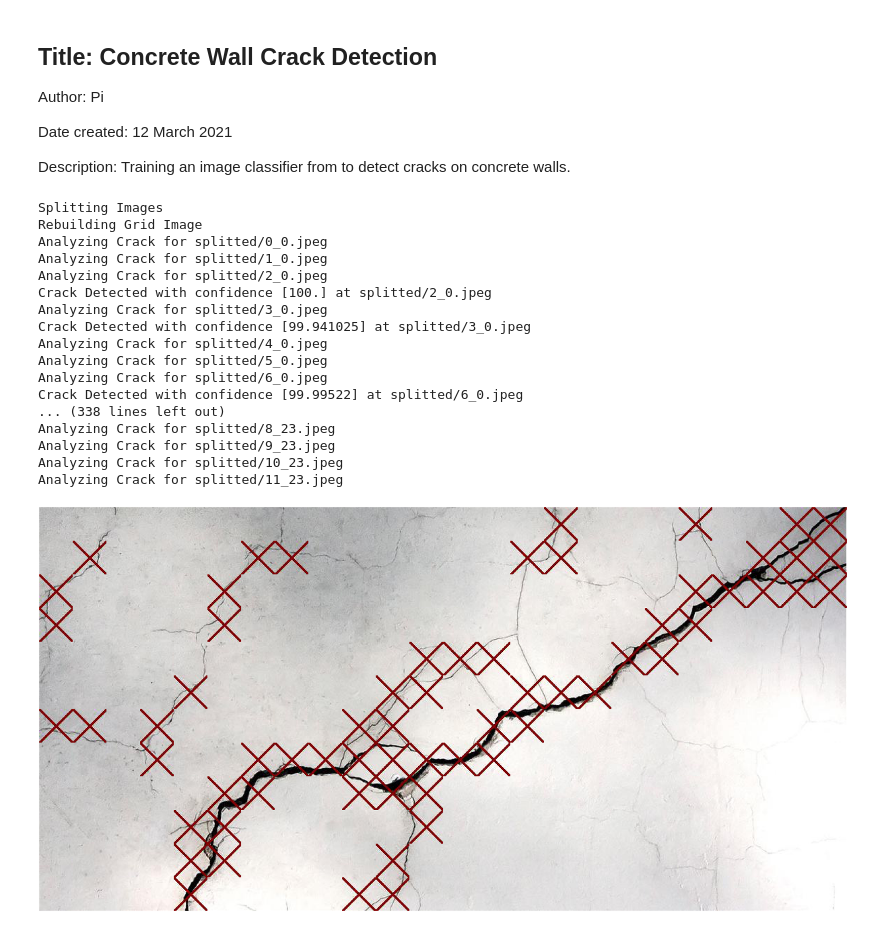
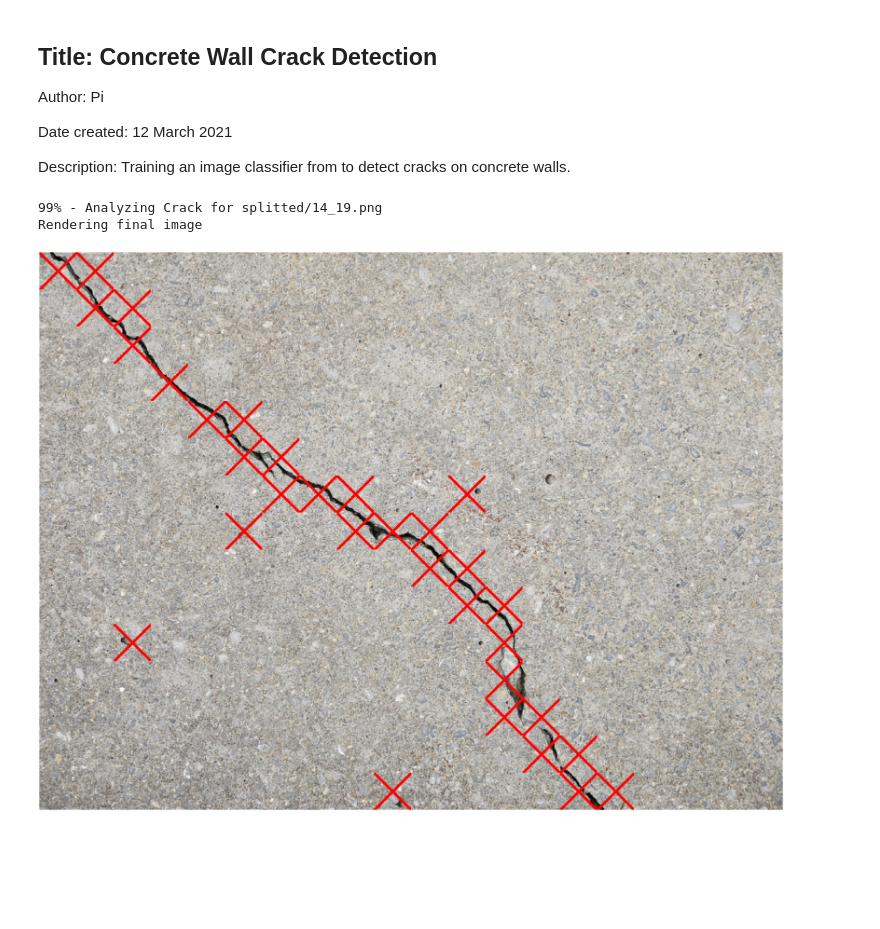
Before and after one commit to SMART-NYUAD/Concrete-Wall-Crack-Detection, a Jupyter notebook: Concrete Wall Crack Detection.ipynb, the cells around one changed output. Drawn from its saved outputs; the diff is of its cells as text; code cells hidden in the pictures; blank space fills up the shorter version.

Commit message:
Adjusted for all image types

```diff
--- a/Concrete Wall Crack Detection.ipynb
+++ b/Concrete Wall Crack Detection.ipynb
@@ -177,7 +177,8 @@ print("Saved model to disk")
 # Code from here to bottom is reusable
 
 
-from PIL import Image, ImageDraw
+from PIL import Image, ImageDraw,ImageColor
+from IPython.display import clear_output
 
 from itertools import product
 import os
@@ -197,7 +198,7 @@ model = keras.models.load_model('wallcrackdetection.h5')
 # -----------------------------------------------------------
 
 
-filename_to_analyze = "download2.jpeg"
+filename_to_analyze = "test.png"
 tile_resolution = 50
 marker_width = 5
 confidence_interval= 90
@@ -282,7 +283,9 @@ while i < row:
         current_filename = images_dir + '/' + str(j) + '_' +str(i)+ext
 
         # analyze all the images in the splitted arrays
-        print("Analyzing Crack for "+current_filename)
+        clear_output(wait=True)
+        percent = (current_file_number / (row*column))*100
+        print(str(int(percent))+"% - Analyzing Crack for "+current_filename)
         image_size = (180, 180)
         img = keras.preprocessing.image.load_img(
             current_filename, target_size=image_size
@@ -296,56 +299,39 @@ while i < row:
         smooth_score = 100 * (1 - score)
         crack_score = 100 * score
 
         # print("This wall is %.2f percent smooth and %.2f percent cracked."% (smooth_score,crack_score))
 
         if(crack_score >= confidence_interval):
-            print("Crack Detected with confidence "+str(crack_score)+" at "+ current_filename)
+            #print("Crack Detected with confidence "+str(crack_score)+" at "+ current_filename)
             # Manipulate Image According to crackscore
             img = Image.open(current_filename)
             with Image.open(current_filename) as im:
 
                 draw = ImageDraw.Draw(im)
-                draw.line((0, 0) + im.size, fill=128,width=marker_width)
-                draw.line((0, im.size[1], im.size[0], 0), fill=128,width=marker_width)
-
-                # write to stdout
-                im.save(current_filename, "JPEG")
-
+                draw.line((0, 0) + im.size, fill=ImageColor.getrgb("red"),width=marker_width)
+                draw.line((0, im.size[1], im.size[0], 0), fill=ImageColor.getrgb("red"),width=marker_width)
+                # write to output file
+                im.save(current_filename, ext[1:])
 
         # Analysis Done
 
         plt_image = plt.imread(current_filename)
         axes[x_position, y_position].imshow(plt_image)
         axes[x_position, y_position].axis("off")
         current_file_number += 1
         j+= 1
     j=0
     i += 1
 
-
+print("Rendering final image")
 plt.subplots_adjust(left=0.0, right=1.0, bottom=0.0, top=1.0,hspace=0,wspace=0)
 plt.savefig(result_grid_filename)
 
 # Clear the splitted files after the process
 dir = "./splitted/"
 for f in os.listdir(dir):
     os.remove(os.path.join(dir, f))
 # %% [output]
-Splitting Images
-Rebuilding Grid Image
-Analyzing Crack for splitted/0_0.jpeg
-Analyzing Crack for splitted/1_0.jpeg
-Analyzing Crack for splitted/2_0.jpeg
-Crack Detected with confidence [100.] at splitted/2_0.jpeg
-Analyzing Crack for splitted/3_0.jpeg
-Crack Detected with confidence [99.941025] at splitted/3_0.jpeg
-Analyzing Crack for splitted/4_0.jpeg
-Analyzing Crack for splitted/5_0.jpeg
-Analyzing Crack for splitted/6_0.jpeg
-Crack Detected with confidence [99.99522] at splitted/6_0.jpeg
-... (338 lines left out)
-Analyzing Crack for splitted/8_23.jpeg
-Analyzing Crack for splitted/9_23.jpeg
-Analyzing Crack for splitted/10_23.jpeg
-Analyzing Crack for splitted/11_23.jpeg
+99% - Analyzing Crack for splitted/14_19.png
+Rendering final image
-[figure, old version]
+[figure, new version]
```
Also changed, not shown: 3 other files.
